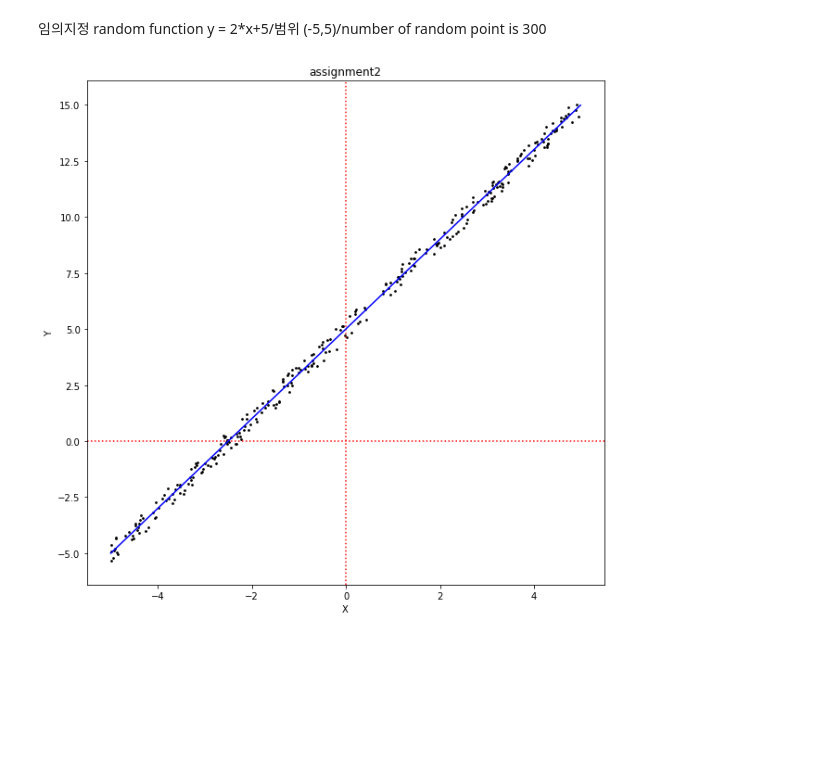
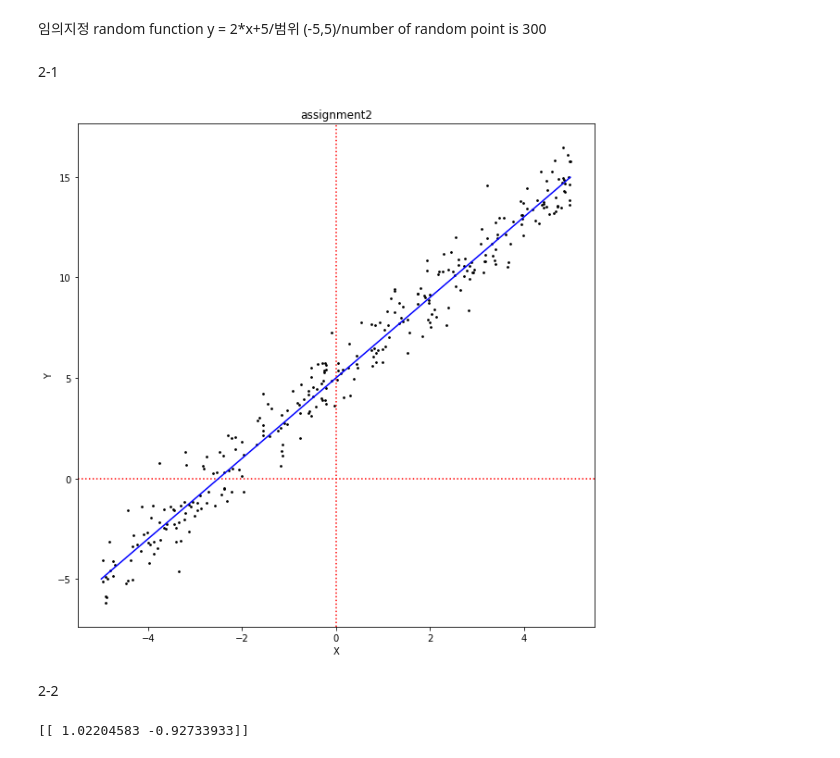
Before and after one commit to ChanWoongJeon/machinelearning, a Jupyter notebook: assignment2.ipynb, the cells around one changed output. Cells and saved outputs as stored; diff of their text form; code cells hidden in the pictures; blank space fills up the shorter version.

```diff
--- a/assignment2.ipynb
+++ b/assignment2.ipynb
@@ -2,6 +2,8 @@
 assignment2-소프트웨어학부 20186663 전찬웅
 # %% [markdown]
 임의지정 random function y = 2*x+5/범위 (-5,5)/number of random point is 300
+# %% [markdown]
+2-1
 # %%
 import numpy as np
 import matplotlib.pyplot as plt
@@ -10,19 +12,25 @@ def func(x):
     return 2*x+5
 # %%
 x = np.random.rand(1, 300)*10-5
-sigma = np.random.rand(1,300)-0.5
-y = func(x)
-y_pred = func(x)+sigma
+sigma = np.random.randn(1,300)
+y= func(x)+sigma
 # %%
 plt.figure(figsize=(10, 10))
 plt.axvline(x=0, color = 'r',linestyle=':')
 plt.axhline(y=0, color = 'r',linestyle=':')
 plt.title("assignment2")
 plt.xlabel('X')
 plt.ylabel('Y')
 t1 = np.arange(-5.0, 5.0, 0.01)
 plt.plot(t1,func(t1),color = 'b')
-plt.scatter(x,y_pred,color='k',s=3)
+plt.scatter(x,y,color='k',s=3)
 plt.show()
 # %% [output]
-[figure, old version]
+[figure, new version]
+# %% [markdown]
+2-2
+# %%
+theta = np.random.randn(1,2)
+print(theta)
+# %% [output]
+[[ 1.02204583 -0.92733933]]
```
Also changed, not shown: parts of 5 cells of this notebook.
